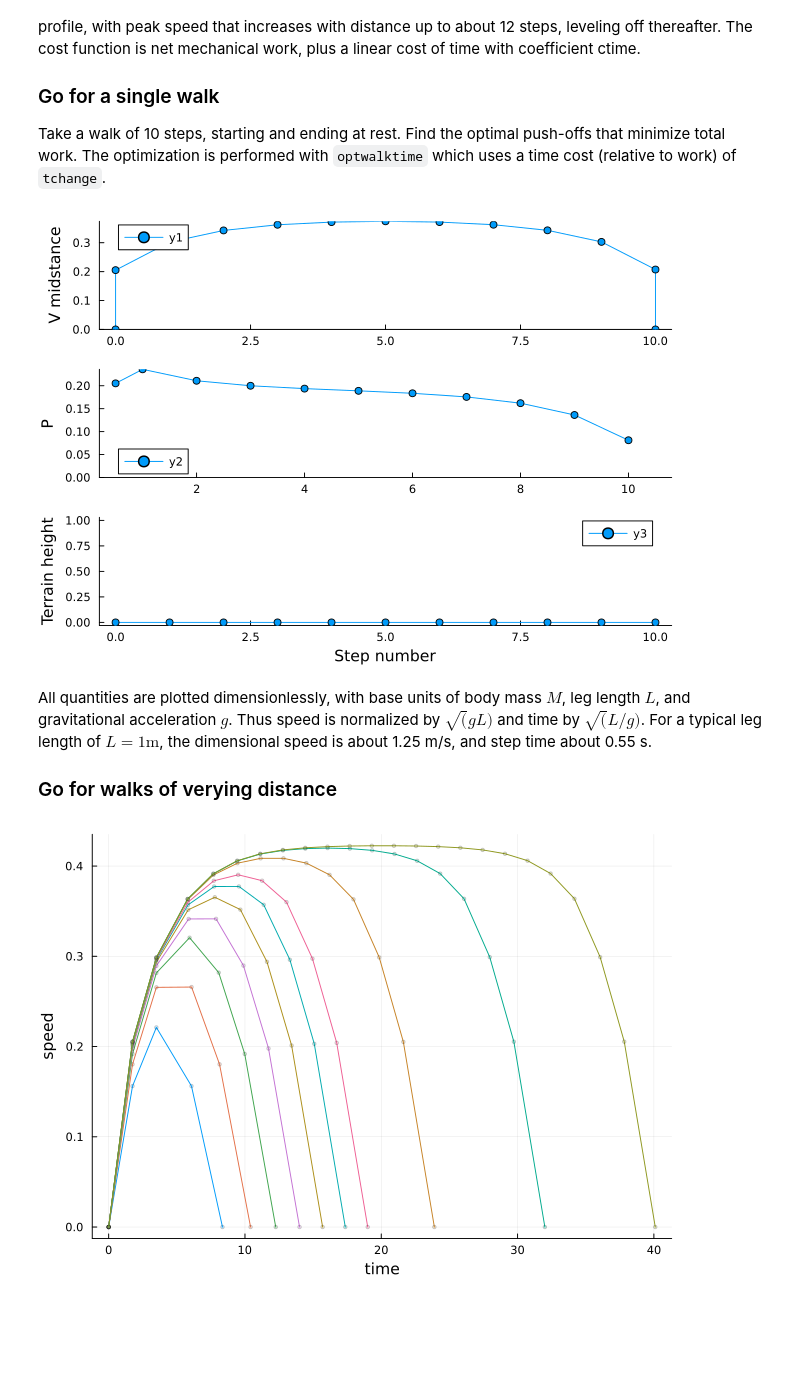
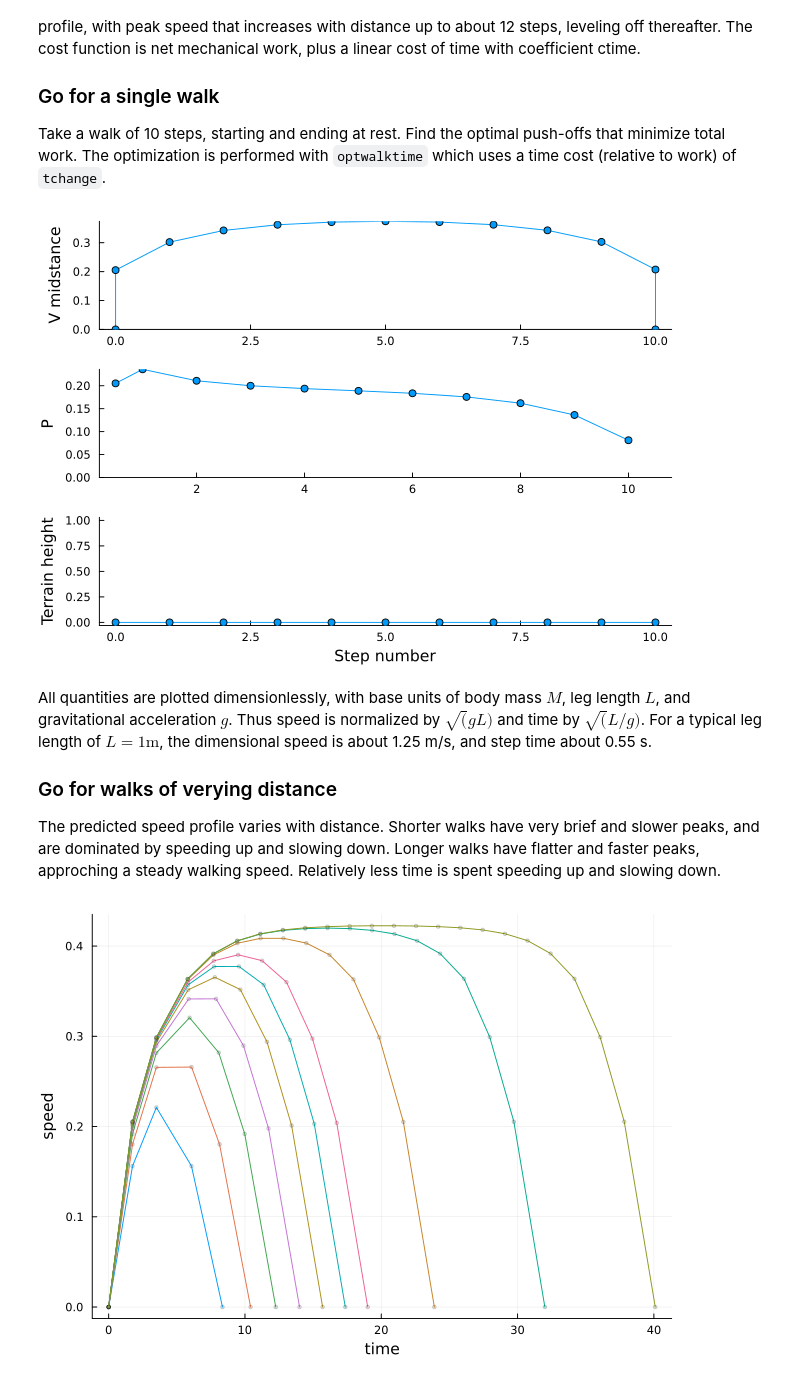
Before and after one commit to kuo-lab/simplelocomotionmodel, a Jupyter notebook: src/shortwalks.ipynb, the cells around one changed output. Drawn from its saved outputs; the diff is of its cells as text; code cells hidden in the pictures; blank space fills up the shorter version.

```diff
--- a/src/shortwalks.ipynb
+++ b/src/shortwalks.ipynb
@@ -17,15 +17,15 @@ push-offs that minimize total work. The optimization is performed with
 # %%
 using DynLoco, Plots, Statistics
 
 wstar4 = findgait(WalkRW2l(α=0.35,safety=true), target=:speed=>0.3, varying=:P)
 ctime = 0.015 # cost of time, to encourage hurrying
 tchange = 1.75 # boundary condition time to get up to speed (arbitrary, excluded from optimization)
 p = plot()
 nsteps = 10
 result = optwalktime(wstar4, nsteps, ctime=ctime) # optimize work and time
-multistepplot(result) # plot speed, push-off, terrain trajectories
+multistepplot(result, legend=false) # plot speed, push-off, terrain trajectories
 # %% [output]
-[figure, old version]
+[figure, new version]
 # %% [markdown]
 All quantities are plotted dimensionlessly, with base units of body mass
 $M$, leg length $L$, and gravitational acceleration $g$. Thus speed is
@@ -34,6 +34,12 @@ length of $L = 1 \mathrm{m}$, the dimensional speed is about 1.25 m/s,
 and step time about 0.55 s.
 
 ### Go for walks of verying distance
+
+The predicted speed profile varies with distance. Shorter walks have
+very brief and slower peaks, and are dominated by speeding up and
+slowing down. Longer walks have flatter and faster peaks, approching a
+steady walking speed. Relatively less time is spent speeding up and
+slowing down.
 # %%
 p = plot()
 walksteps = [1, 2, 3, 4, 5, 6, 7, 10, 15, 20] # take walks of this # of steps
```
Also changed, not shown: parts of 1 cell of this notebook, 12 other files.
